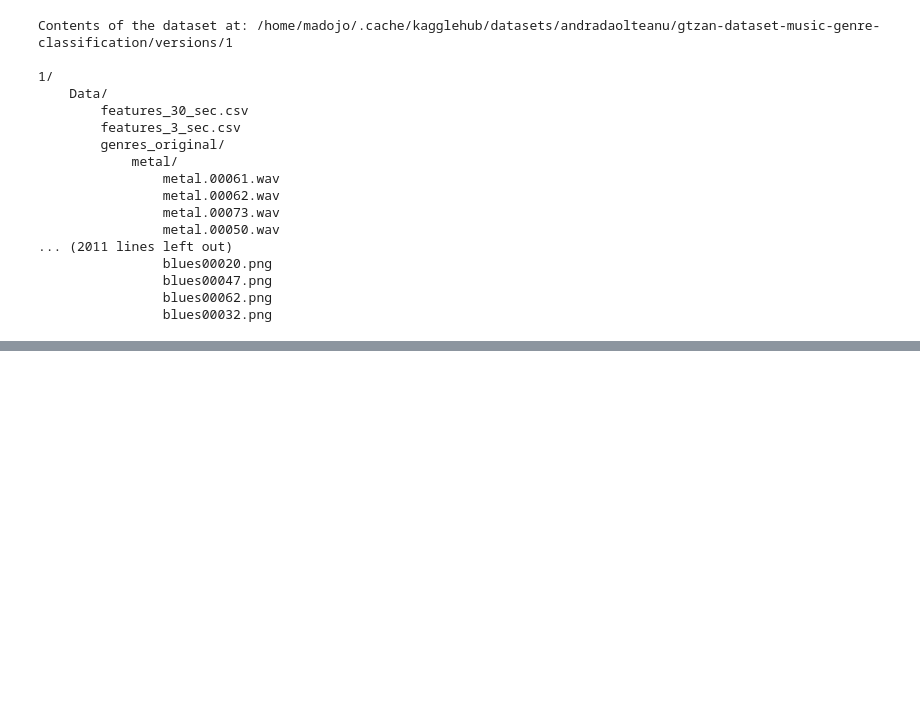
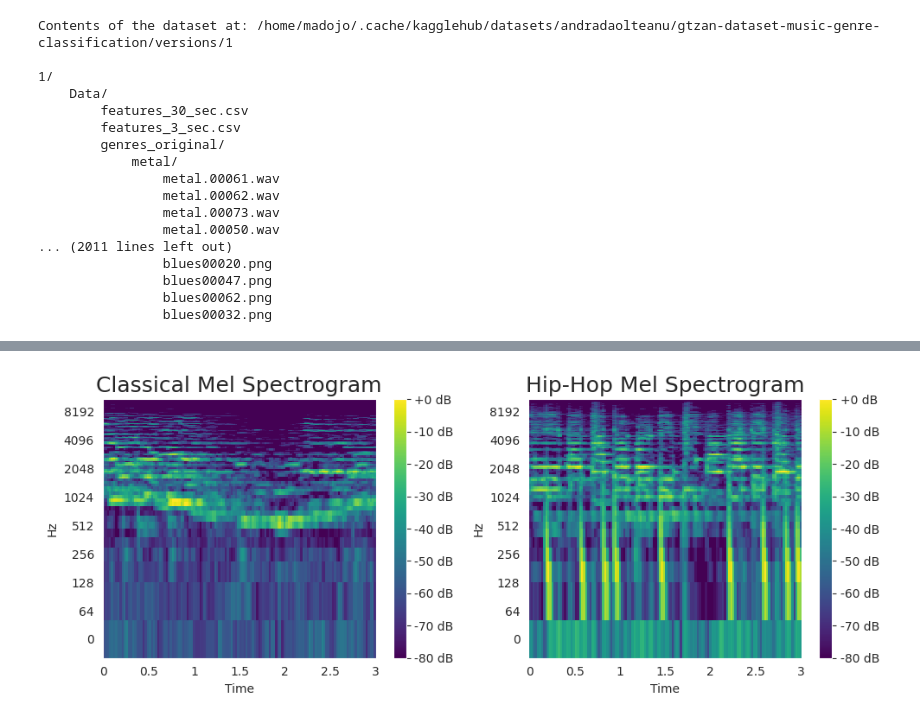
Before and after one commit to hylkewest/MusicGenreClassification, a Jupyter notebook: music_genre_classification_feature_extraction.ipynb, the cells around one changed output, grey strips where cells are left out. Drawn from its saved outputs; the diff is of its cells as text; code cells hidden in the pictures; blank space fills up the shorter version.

```diff
--- a/music_genre_classification_feature_extraction.ipynb
+++ b/music_genre_classification_feature_extraction.ipynb
@@ -561,0 +281,31 @@ dfDATASET_PATH = os.path.expanduser('~/.cache/kagglehub/datasets/andradaolteanu/
+# %%
+# Process for fragment_classical
+fragment_classical, _ = librosa.effects.trim(fragment_classical)
+S_classical = librosa.feature.melspectrogram(y=fragment_classical, sr=sr)
+S_DB_classical = librosa.amplitude_to_db(S_classical, ref=np.max)
+
+# Process for fragment_hiphop
+fragment_hiphop, _ = librosa.effects.trim(fragment_hiphop)
+S_hiphop = librosa.feature.melspectrogram(y=fragment_hiphop, sr=sr)
+S_DB_hiphop = librosa.amplitude_to_db(S_hiphop, ref=np.max)
+
+# Create subplots
+fig, ax = plt.subplots(1, 2, figsize=(10, 4))  # 1 row, 2 columns
+
+# Plot for classical fragment
+cax1 = librosa.display.specshow(S_DB_classical, sr=sr, hop_length=512, x_axis='time', y_axis='log', cmap='viridis', ax=ax[0])
+ax[0].set_title("Classical Mel Spectrogram", fontsize=18)
+# Add colorbar for classical
+fig.colorbar(cax1, ax=ax[0], format="%+2.0f dB")
+
+# Plot for hip-hop fragment
+cax2 = librosa.display.specshow(S_DB_hiphop, sr=sr, hop_length=512, x_axis='time', y_axis='log', cmap='viridis', ax=ax[1])
+ax[1].set_title("Hip-Hop Mel Spectrogram", fontsize=18)
+# Add colorbar for hip-hop
+fig.colorbar(cax2, ax=ax[1], format="%+2.0f dB")
+
+# Adjust layout
+plt.tight_layout()
+plt.show()
+# %% [output]
+[figure, added]
```
Also changed, not shown: parts of 6 cells of this notebook.
